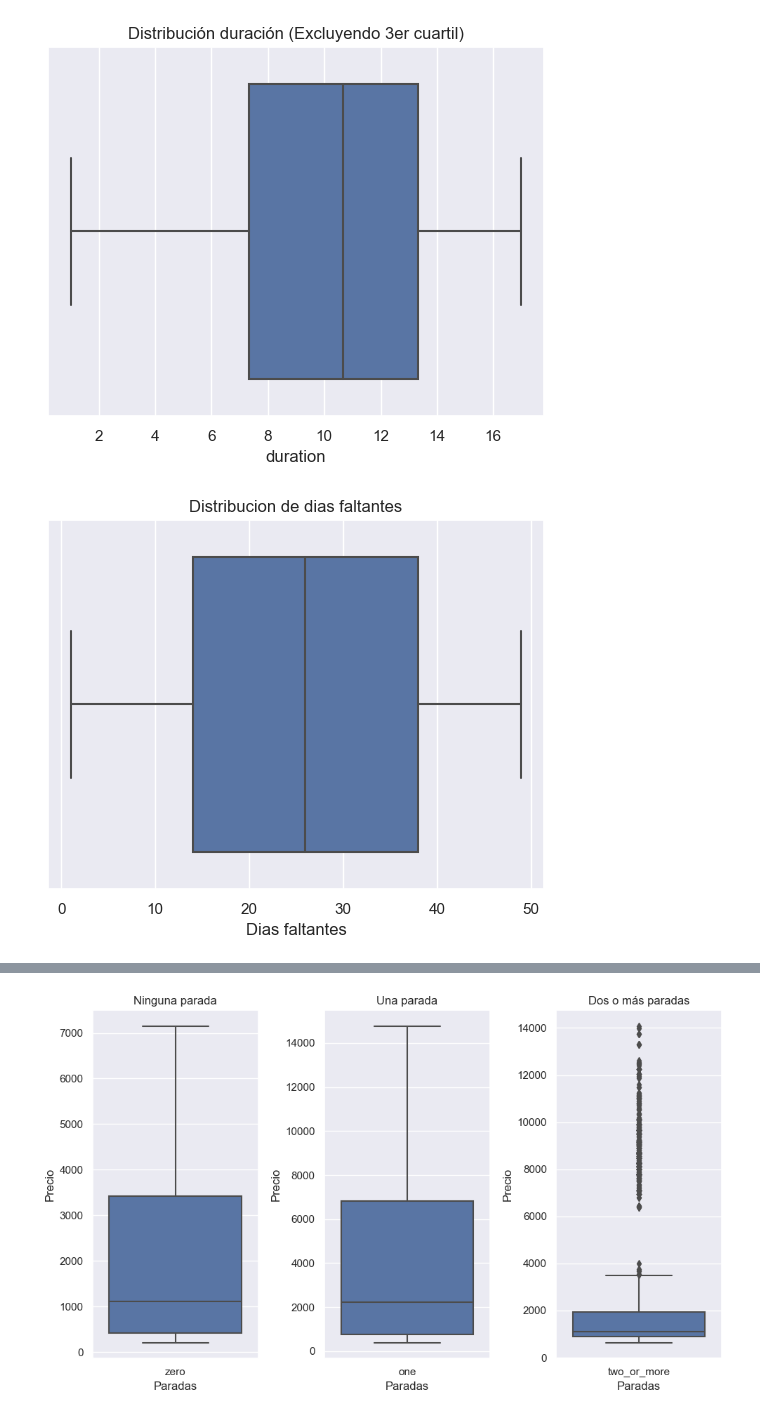
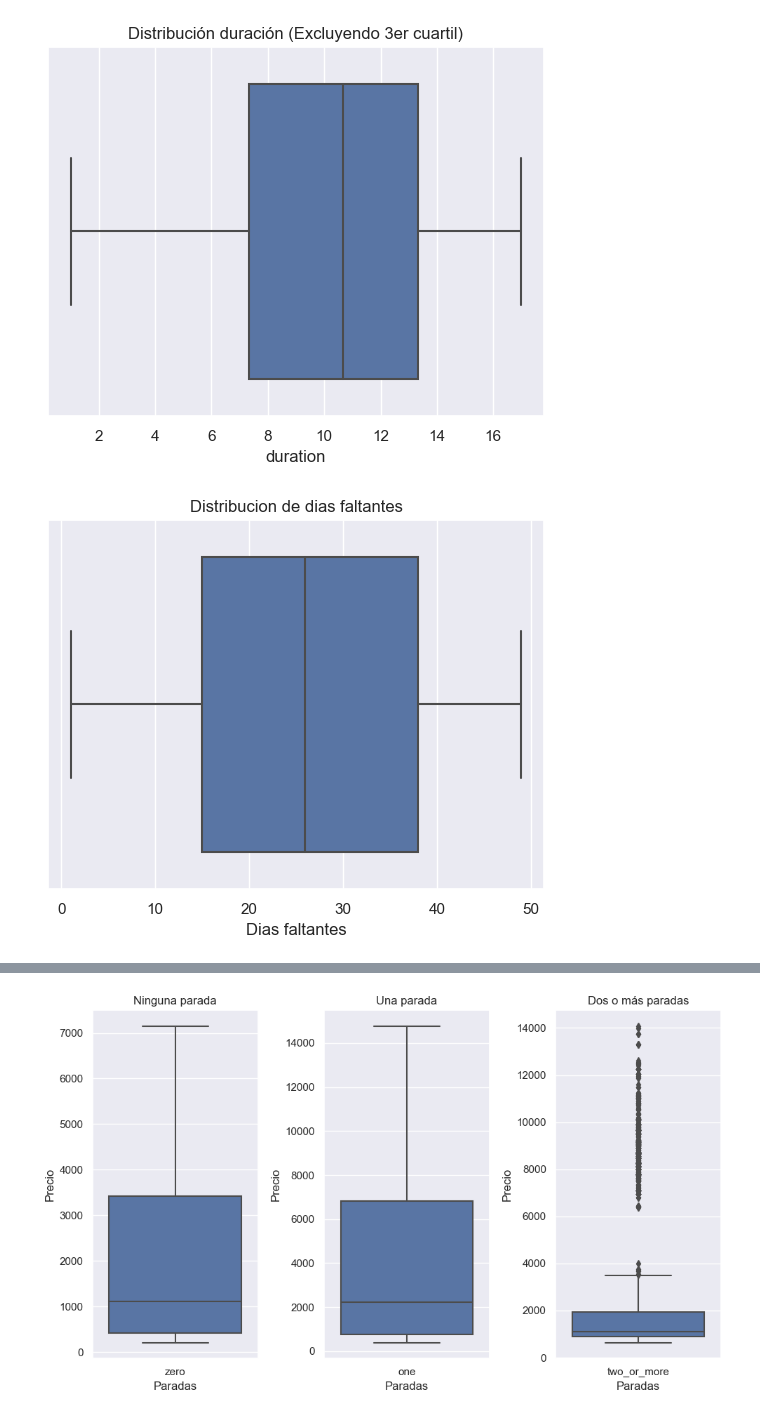
Before and after one commit to td2USA-20232/grupo3, a Jupyter notebook: Descripción data.ipynb, the cells around one changed output, grey strips where cells are left out. Saved outputs shown, nothing was run; the diff lists cells and outputs as text; code cells hidden in the pictures.

```diff
--- a/Descripción data.ipynb
+++ b/Descripción data.ipynb
@@ -258,9 +258,9 @@ plt.show()
 [figure]
 # %%
 #Dias faltantes
-sns.boxplot(x=data['days_left'])
+sns.boxplot(x=data_filtrada['days_left'])
 plt.xlabel('Dias faltantes')
 plt.title('Distribucion de dias faltantes')
 plt.show()
 # %% [output]
-[figure, old version]
+[figure, new version]
```
Also changed, not shown: parts of 14 cells of this notebook.
